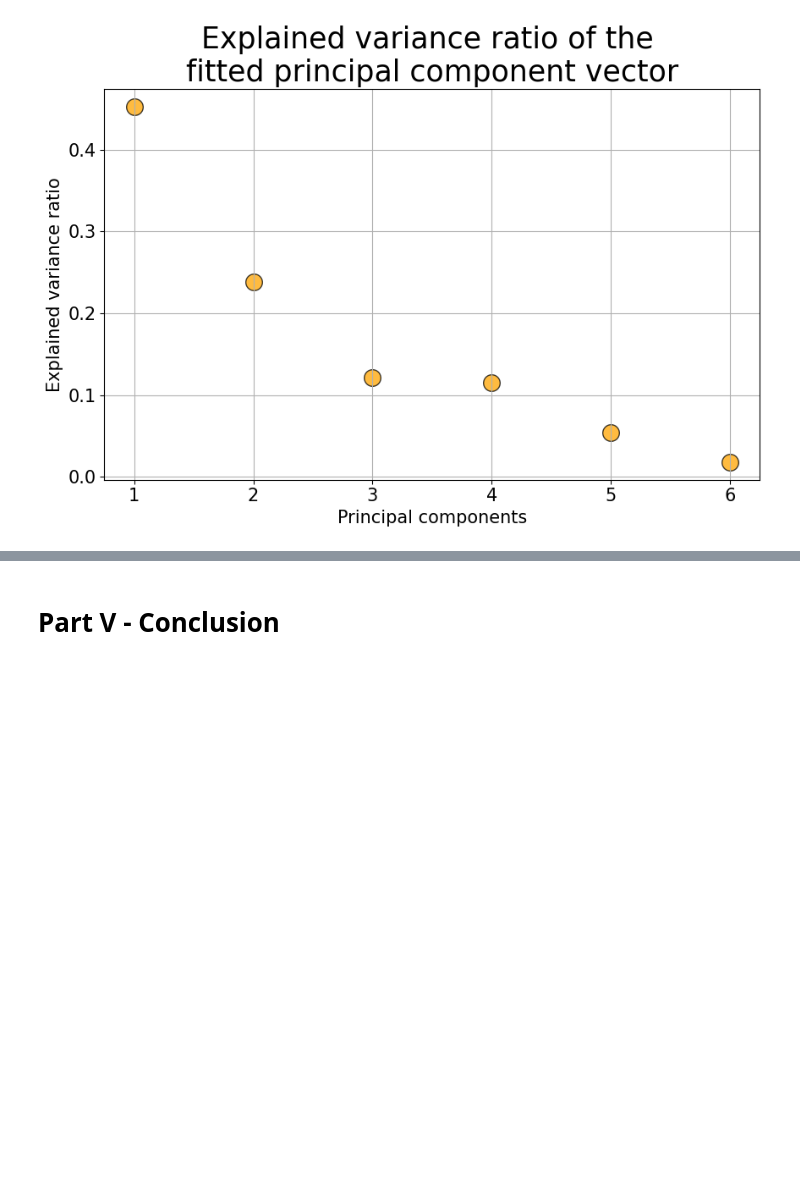
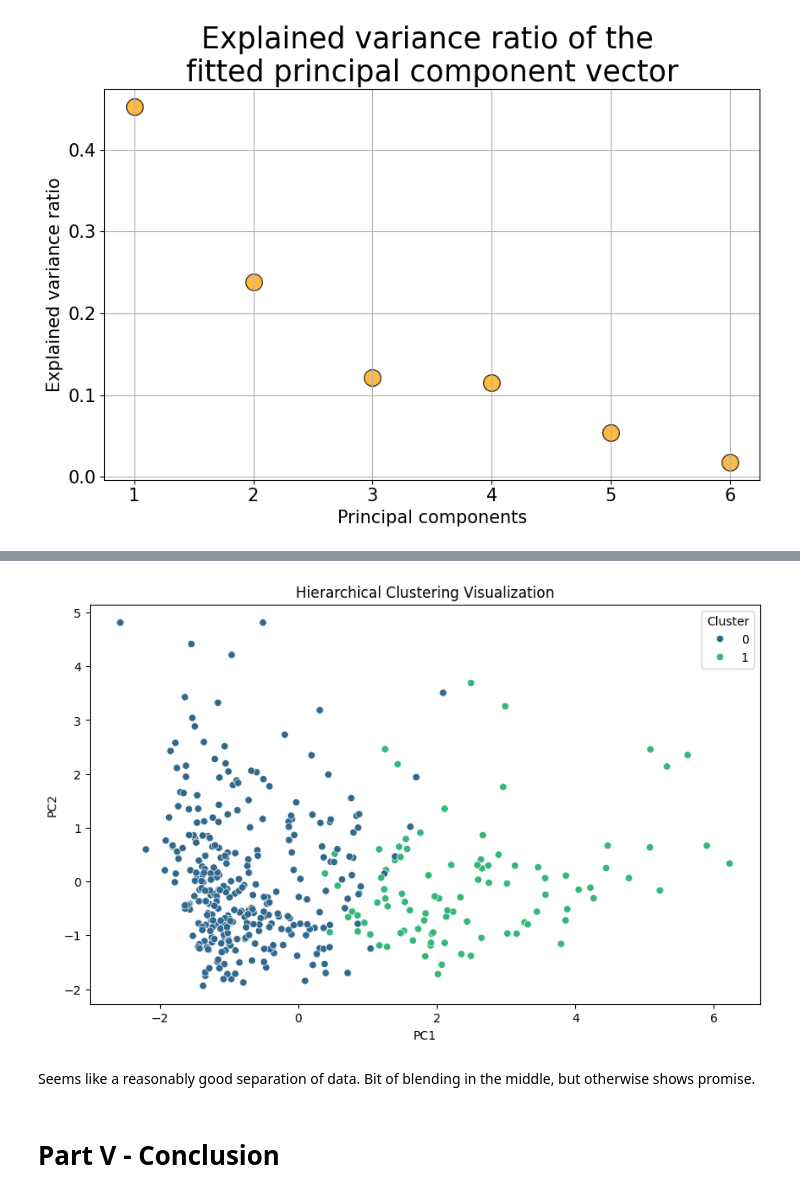
Before and after one commit to ValerieDier/project-unsupervised-learning, a Jupyter notebook: Unsupervised Learning - Project.ipynb, the cells around one changed output, grey strips where cells are left out. Saved outputs shown, nothing was run; the diff lists cells and outputs as text; code cells hidden in the pictures; blank space fills up the shorter version.

```diff
--- a/Unsupervised Learning - Project.ipynb
+++ b/Unsupervised Learning - Project.ipynb
@@ -624,2 +698,10 @@ ac = AgglomerativeClustering(affinity='euclidean',
+# %%
+# Per the observations from the dendrogram, the optimal number of clusters is 2.
+
+ac = AgglomerativeClustering(affinity='euclidean',
+                             linkage='ward',
+                             n_clusters = 2)
 # %%
 y_hc = ac.fit_predict(X_scaled)
+# %%
+X_scaled['acCluster'] = ac.labels_
@@ -686,0 +803,4 @@ The first two components, PC1 and PC2, explain nearly 70% of the variance.  PC3
+# %%
+pca = PCA(n_components=2)
+#X_pca = pca.fit(X_scaled)
+X_pca = pca.fit_transform(X_scaled)
@@ -686,0 +809,5 @@ The first two components, PC1 and PC2, explain nearly 70% of the variance.  PC3
+# %%
+df_pca = pd.DataFrame(data=X_pca, columns=['PC1', 'PC2'])
+df_pca
+df_pca['Cluster'] = ac.labels_   # hierarchical cluster labels derived in Part III above
+df_pca
@@ -687,3 +828,13 @@ The first two components, PC1 and PC2, explain nearly 70% of the variance.  PC3
+# %%
+# Visualize the agglomerative (hierarchical) clusters using the principal components
+plt.figure(figsize=(10, 6))
+sns.scatterplot(x='PC1', y='PC2', hue='Cluster', data=df_pca, palette='viridis', legend='full')
+plt.title('Hierarchical Clustering Visualization')
+plt.show()
+# %% [output]
+[figure, added]
+# %% [markdown]
+Seems like a reasonably good separation of data.  Bit of blending in the middle, but otherwise shows promise.
 # %% [markdown]
 # Part V - Conclusion
 # %% [markdown]
```
Also changed, not shown: parts of 42 cells of this notebook.
